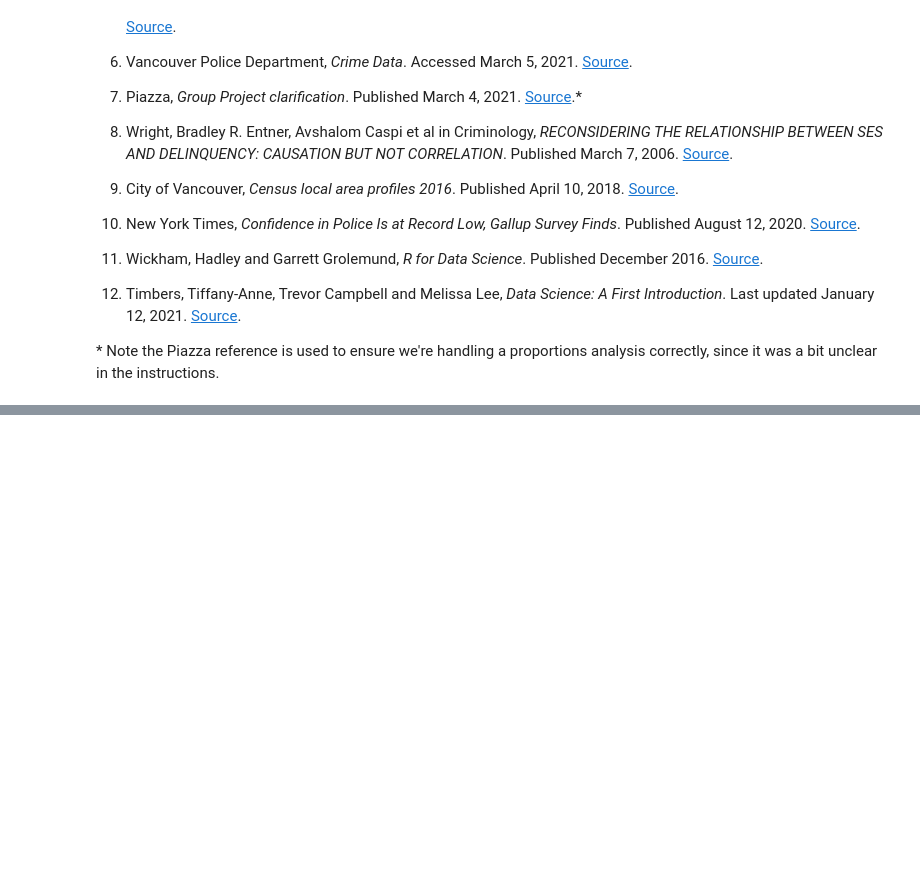
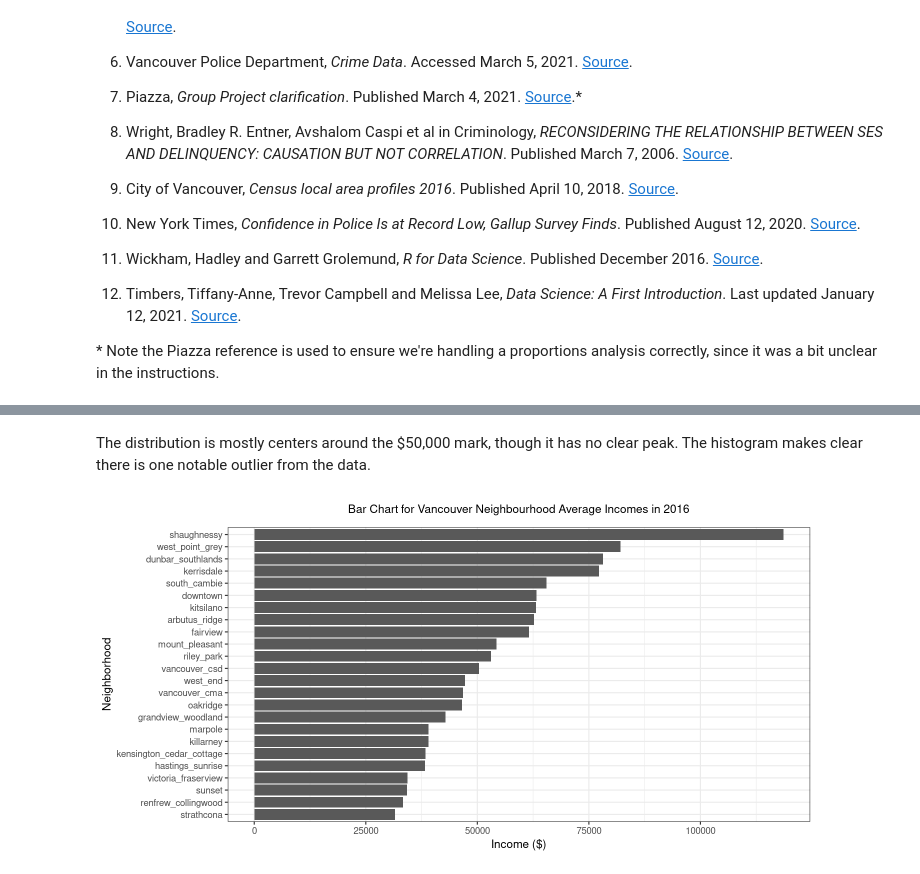
Before and after one commit to adammitha/STAT201-group-project, a Jupyter notebook: code/project-final.ipynb, the cells around one changed output, grey strips where cells are left out. Saved outputs shown, nothing was run; the diff lists cells and outputs as text; code cells hidden in the pictures; blank space fills up the shorter version.

```diff
--- a/code/project-final.ipynb
+++ b/code/project-final.ipynb
@@ -1104,0 +1182,16 @@ unlink("*.zip")
+# %% [markdown]
+The distribution is mostly centers around the $50,000 mark, though it has no clear peak. The histogram makes clear there is one notable outlier from the data.
+# %%
+neighbourhood_income_barplot <- neighbourhood_income %>%
+    ggplot(aes(x = reorder(neighborhood, income), y = income)) +
+    geom_bar(stat = "identity") +
+    labs(
+        title = "Bar Chart for Vancouver Neighbourhood Average Incomes in 2016\n",
+        x = "Neighborhood",
+        y = "Income ($)"
+    ) +
+    coord_flip() +
+    theme_stat201(12, 6)
+neighbourhood_income_barplot
+# %% [output]
+[figure, added]
```
Also changed, not shown: parts of 18 cells of this notebook, 1 other file.
